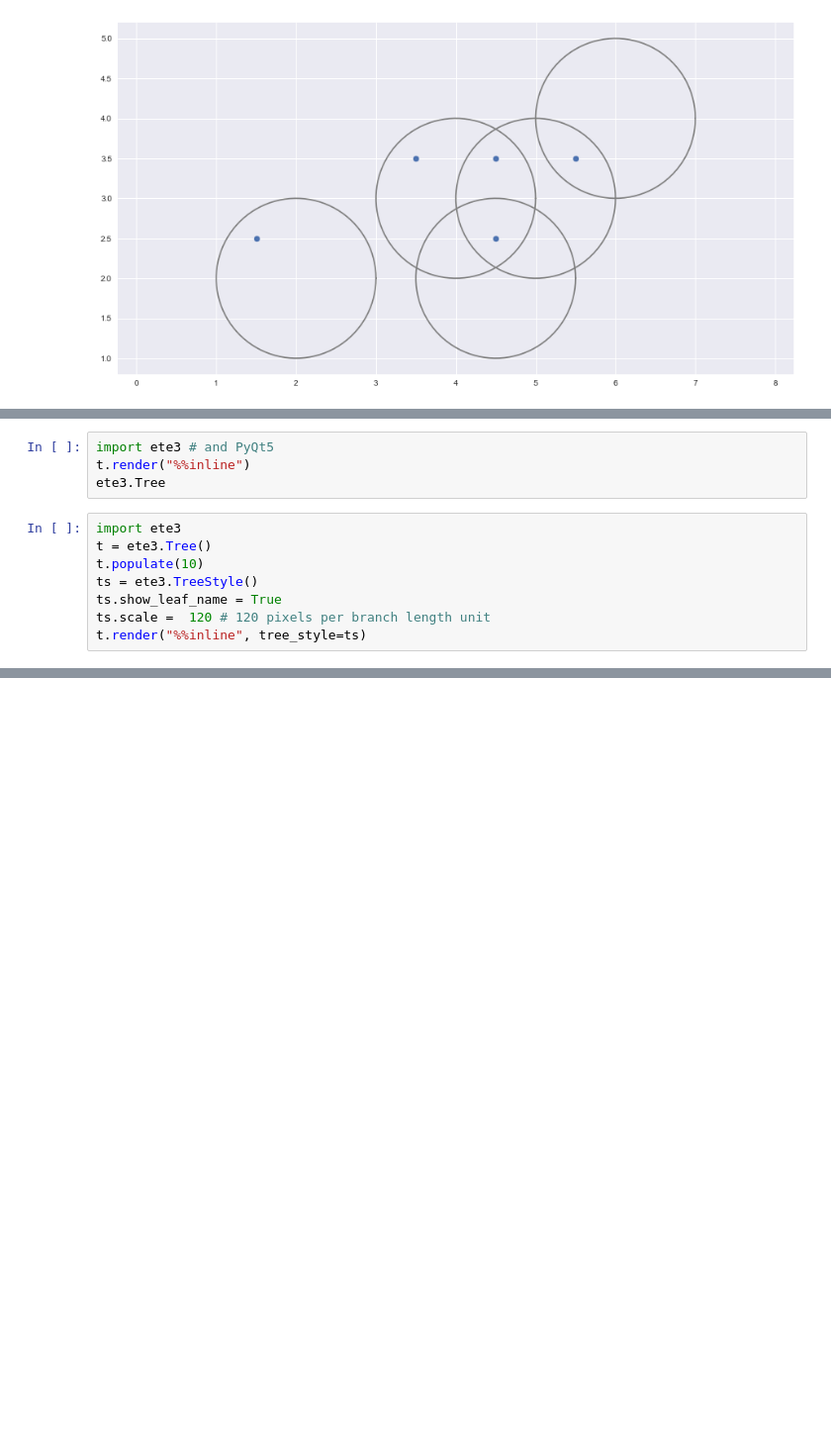
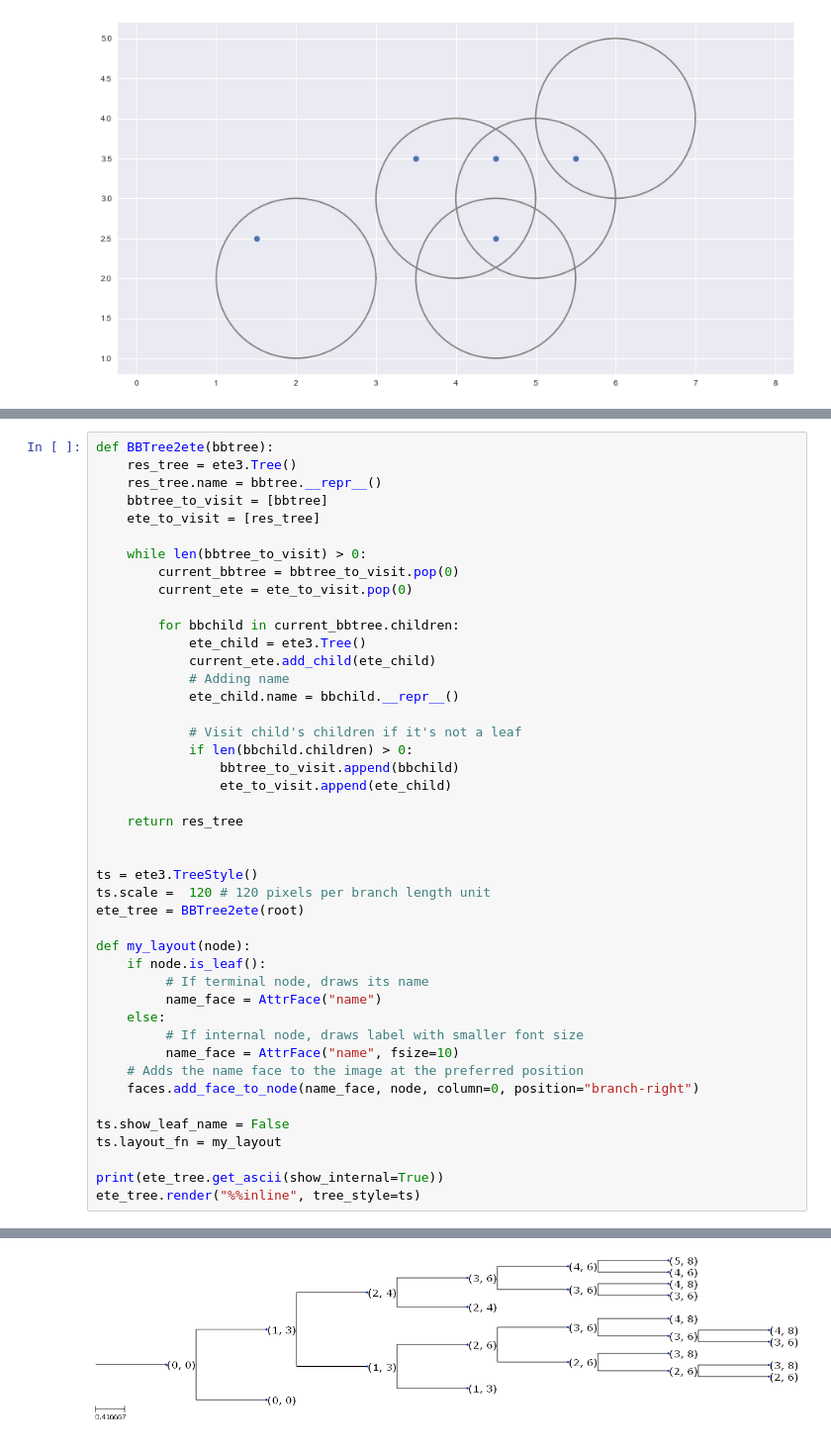
Before and after one commit to vesran/AAP, a Jupyter notebook: DUDC.ipynb, the cells around one changed output, grey strips where cells are left out. Shown: that part at 99% size. Drawn from its saved outputs; the diff is of its cells as text; blank space fills up the shorter version.

```diff
--- a/DUDC.ipynb
+++ b/DUDC.ipynb
@@ -182,12 +183,45 @@ Returning (3, 8)
-# %%
-import ete3 # and PyQt5
-t.render("%%inline")
-ete3.Tree
-# %%
-import ete3
-t = ete3.Tree()
-t.populate(10)
-ts = ete3.TreeStyle()
-ts.show_leaf_name = True
-ts.scale =  120 # 120 pixels per branch length unit
-t.render("%%inline", tree_style=ts)
+# %%
+def BBTree2ete(bbtree):
+    res_tree = ete3.Tree()
+    res_tree.name = bbtree.__repr__()
+    bbtree_to_visit = [bbtree]
+    ete_to_visit = [res_tree]
+
+    while len(bbtree_to_visit) > 0:
+        current_bbtree = bbtree_to_visit.pop(0)
+        current_ete = ete_to_visit.pop(0)
+
+        for bbchild in current_bbtree.children:
+            ete_child = ete3.Tree()
+            current_ete.add_child(ete_child)
+            # Adding name
+            ete_child.name = bbchild.__repr__()
+
+            # Visit child's children if it's not a leaf
+            if len(bbchild.children) > 0:
+                bbtree_to_visit.append(bbchild)
+                ete_to_visit.append(ete_child)
+
+    return res_tree
+
+
+ts = ete3.TreeStyle()
+ts.scale =  120 # 120 pixels per branch length unit
+ete_tree = BBTree2ete(root)
+
+def my_layout(node):
+    if node.is_leaf():
+         # If terminal node, draws its name
+         name_face = AttrFace("name")
+    else:
+         # If internal node, draws label with smaller font size
+         name_face = AttrFace("name", fsize=10)
+    # Adds the name face to the image at the preferred position
+    faces.add_face_to_node(name_face, node, column=0, position="branch-right")
+
+ts.show_leaf_name = False
+ts.layout_fn = my_layout
+
+print(ete_tree.get_ascii(show_internal=True))
+ete_tree.render("%%inline", tree_style=ts)
+# %% [output]
@@ -193,0 +245 @@ t.render("%%inline", tree_style=ts)
+[figure, added]
```
Also changed, not shown: parts of 2 cells of this notebook.
